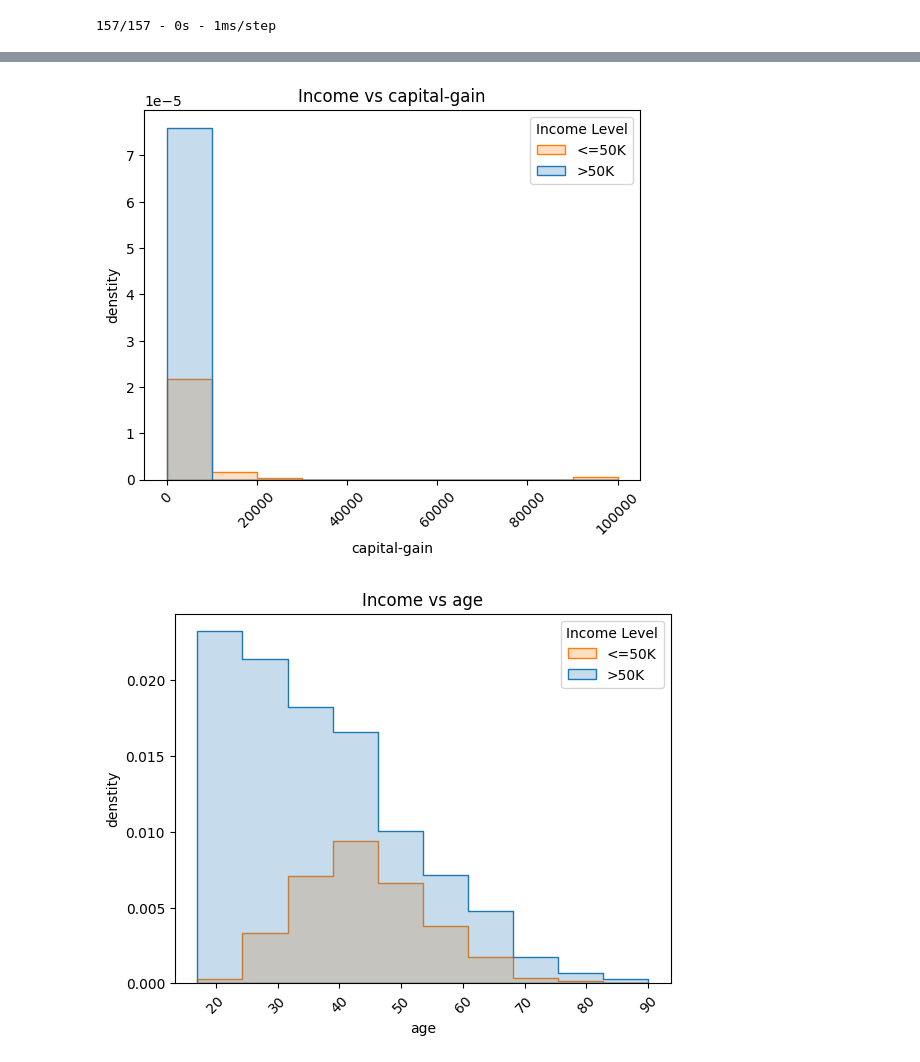
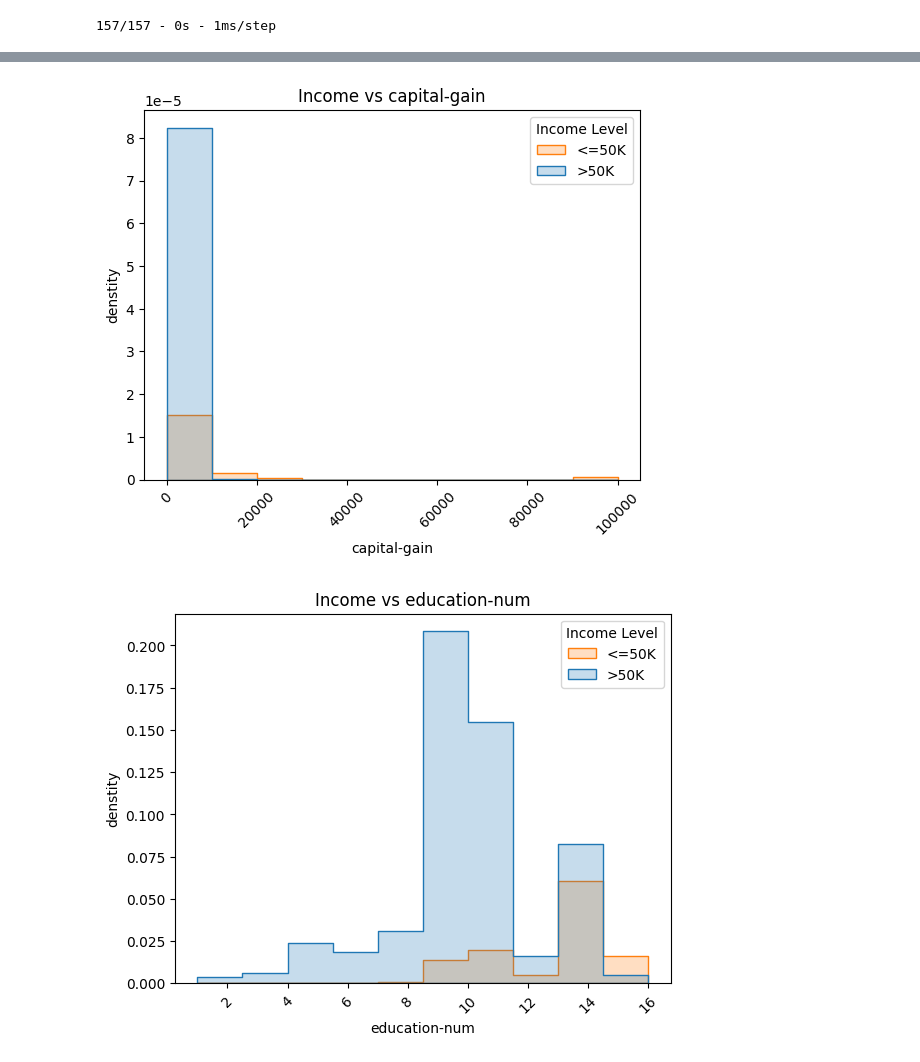
Before and after one commit to samirhendawi1/RSM8413GroupAssignment2_2025, a Jupyter notebook: PartOneAustinALT.ipynb, the cells around one changed output, grey strips where cells are left out. Cells and saved outputs as stored; diff of their text form; code cells hidden in the pictures.

```diff
--- a/PartOneAustinALT.ipynb
+++ b/PartOneAustinALT.ipynb
@@ -46,7 +27,7 @@ tf.random.set_seed(42)
 # %%
 Train = pd.read_csv("USCensusTraining.csv", na_values=[" ?","?","? "])
 Train['income'] = Train['income'].map({'>50K.':1,'<=50K.':0})
-Train = Train.drop(columns=['education-num'])  # drop 'education-num' as it's redundant with 'education'
+Train = Train.drop(columns=['education'])  # drop 'education-num' as it's redundant with 'education'
 Train = Train[Train['native-country'] != 'Holand-Netherlands']
 
 cat_cols = Train.select_dtypes(exclude=['number']).columns.tolist()
@@ -350,13 +308,13 @@ plt.show()
 # %%
-cols = ["capital-gain","age"]
+cols = ["capital-gain","education-num"]
 for col in cols:
-    sns.histplot(data = Train, x = col, hue = "income", kde =False, stat = "density", element = "step", bins=10)
+    sns.histplot(data = X_test_combine, x = col, hue = "predicted_income", kde =False, stat = "density", element = "step", bins=10)
     plt.title(f"Income vs {col}")
     plt.xlabel(col)
     plt.ylabel("denstity")
     plt.xticks(rotation=45)
     plt.legend(title="Income Level", labels = ['<=50K', '>50K'])
     plt.show()
 # %% [output]
-[figure, old version]
+[figure, new version]
-[figure, old version]
+[figure, new version]
```
Also changed, not shown: parts of 12 cells of this notebook.
